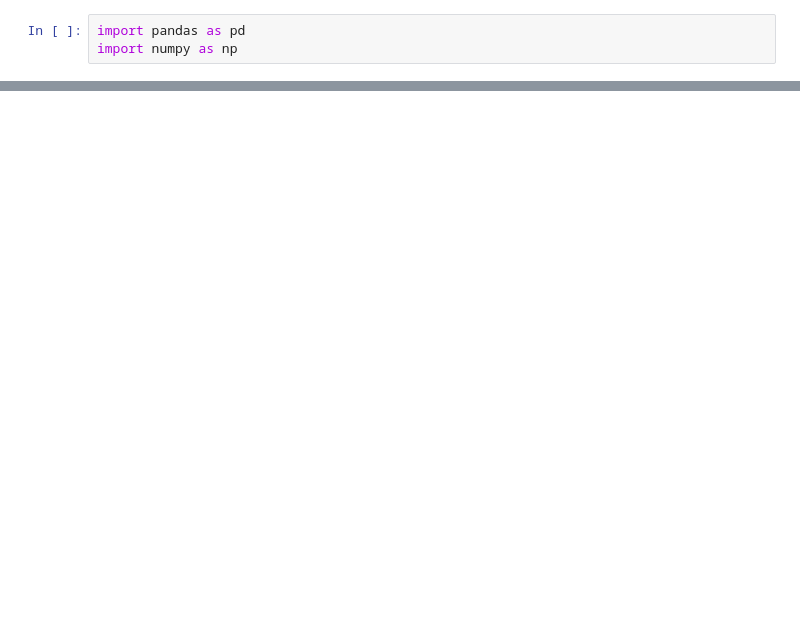
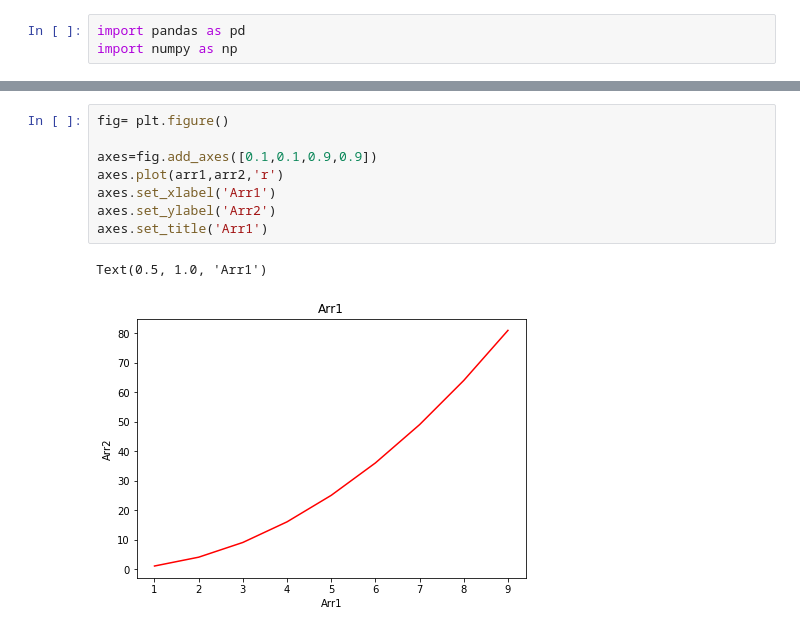
Before and after one commit to ENATYAV/LB_DS_WKND_OCT_11, a Jupyter notebook: Pandas/Untitled.ipynb, the cells around one changed output, grey strips where cells are left out. Drawn from its saved outputs; the diff is of its cells as text; blank space fills up the shorter version.

```diff
--- a/Pandas/Untitled.ipynb
+++ b/Pandas/Untitled.ipynb
@@ -5,0 +265,11 @@ movie_rating=
+# %%
+fig= plt.figure()
+
+axes=fig.add_axes([0.1,0.1,0.9,0.9])
+axes.plot(arr1,arr2,'r')
+axes.set_xlabel('Arr1')
+axes.set_ylabel('Arr2')
+axes.set_title('Arr1')
+# %% [output]
+Text(0.5, 1.0, 'Arr1')
+[figure, added]
```
Also changed, not shown: parts of 34 cells of this notebook, 10 other files.
